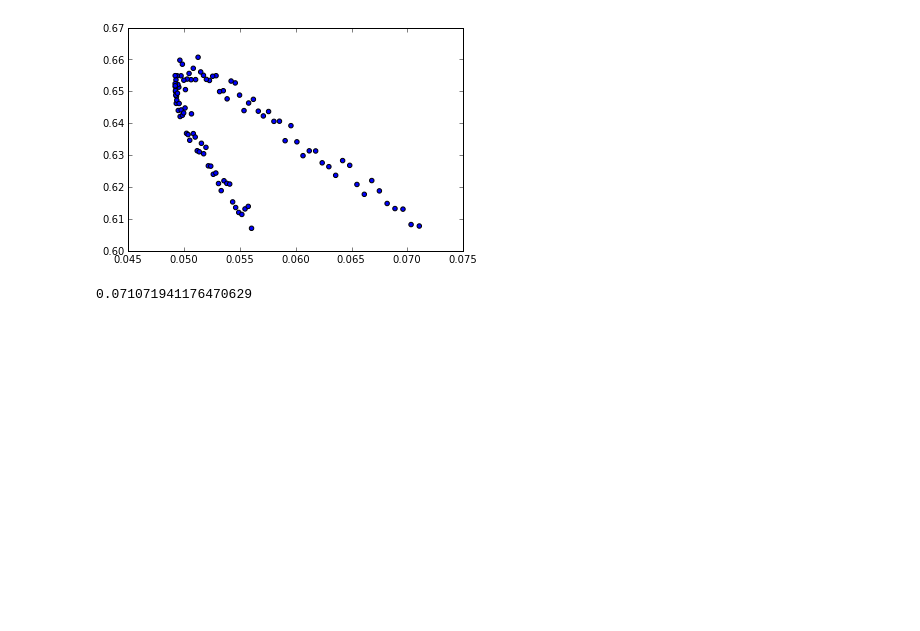
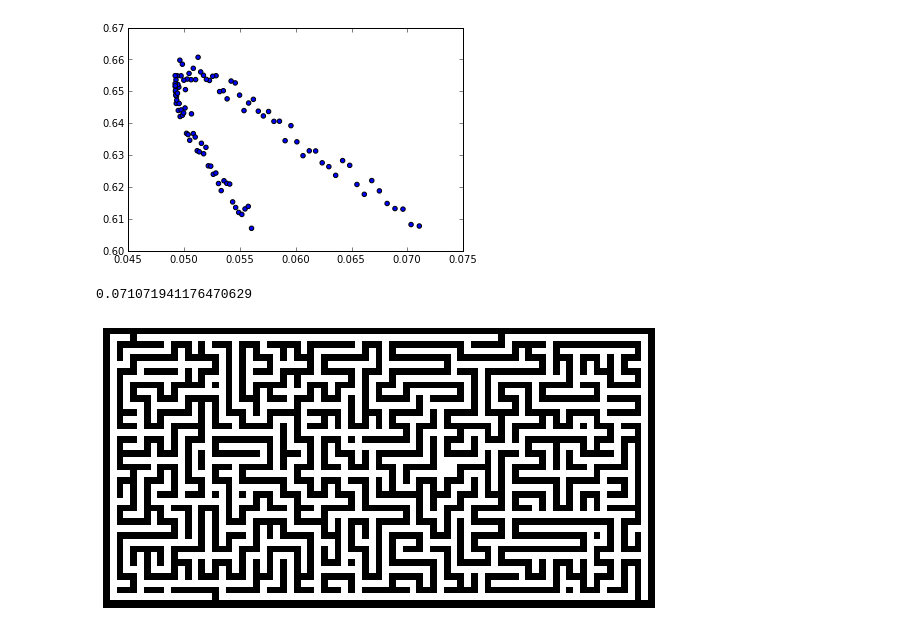
Before and after one commit to lem-usp/corr-param, a Jupyter notebook: notebooks/Random Matrices Tests.ipynb, the cells around one changed output. Drawn from its saved outputs; the diff is of its cells as text; code cells hidden in the pictures; blank space fills up the shorter version.

Commit message:
Adding the plot images

```diff
--- a/notebooks/Random Matrices Tests.ipynb
+++ b/notebooks/Random Matrices Tests.ipynb
@@ -291,3 +291,43 @@ scatter(r2, flex)
 CalcR2(ms[0])
 # %% [output]
 0.071071941176470629
+# %%
+import numpy
+from numpy.random import random_integers as rand
+import matplotlib.pyplot as pyplot
+
+def maze(width=81, height=51, complexity=.75, density=.75):
+    # Only odd shapes
+    shape = ((height // 2) * 2 + 1, (width // 2) * 2 + 1)
+    # Adjust complexity and density relative to maze size
+    complexity = int(complexity * (5 * (shape[0] + shape[1])))
+    density    = int(density * (shape[0] // 2 * shape[1] // 2))
+    # Build actual maze
+    Z = numpy.zeros(shape, dtype=bool)
+    # Fill borders
+    Z[0, :] = Z[-1, :] = 1
+    Z[:, 0] = Z[:, -1] = 1
+    # Make isles
+    for i in range(density):
+        x, y = rand(0, shape[1] // 2) * 2, rand(0, shape[0] // 2) * 2
+        Z[y, x] = 1
+        for j in range(complexity):
+            neighbours = []
+            if x > 1:             neighbours.append((y, x - 2))
+            if x < shape[1] - 2:  neighbours.append((y, x + 2))
+            if y > 1:             neighbours.append((y - 2, x))
+            if y < shape[0] - 2:  neighbours.append((y + 2, x))
+            if len(neighbours):
+                y_,x_ = neighbours[rand(0, len(neighbours) - 1)]
+                if Z[y_, x_] == 0:
+                    Z[y_, x_] = 1
+                    Z[y_ + (y - y_) // 2, x_ + (x - x_) // 2] = 1
+                    x, y = x_, y_
+    return Z
+
+pyplot.figure(figsize=(10, 5))
+pyplot.imshow(maze(80, 40), cmap=pyplot.cm.binary, interpolation='nearest')
+pyplot.xticks([]), pyplot.yticks([])
+pyplot.show()
+# %% [output]
+[figure, added]
```
Also changed, not shown: 4 other files.
